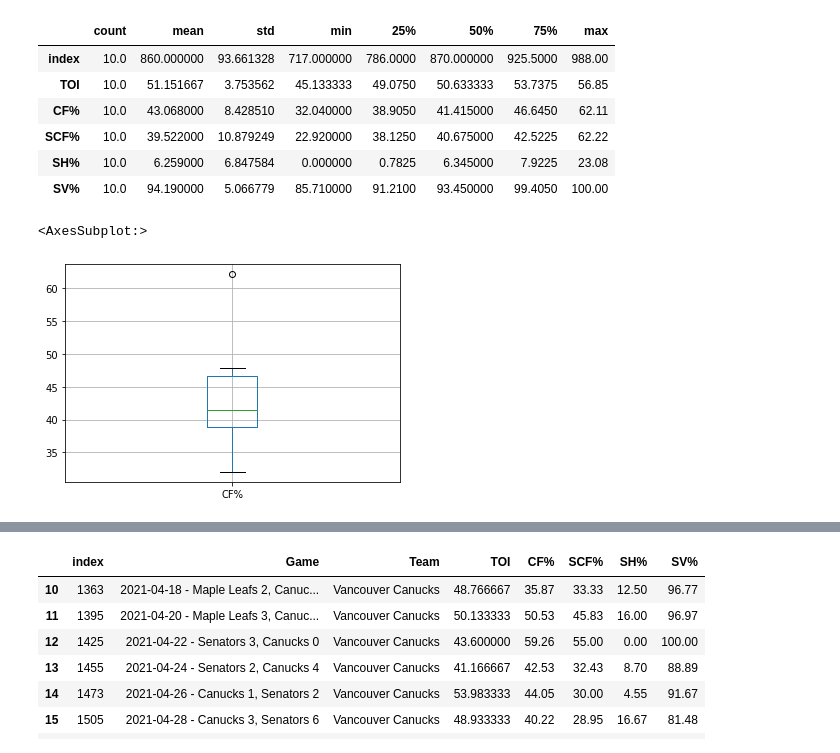
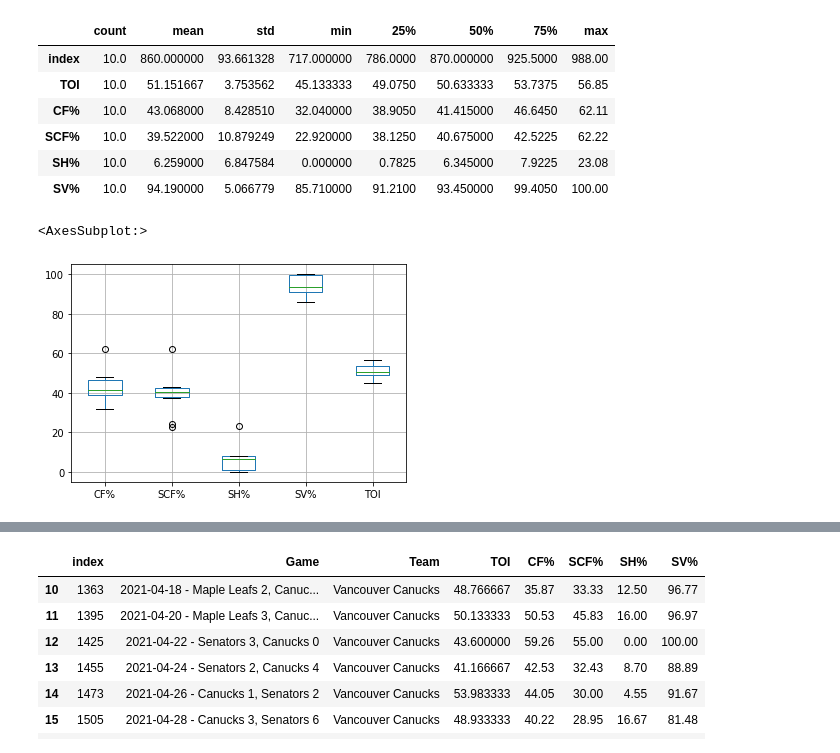
Before and after one commit to data301-2021-winter1/project-group23-project, a Jupyter notebook: notebooks/analysis1.ipynb, the cells around one changed output, grey strips where cells are left out. Cells and saved outputs as stored; diff of their text form; code cells hidden in the pictures.

Commit message:
Bretts Analysis1, Fixed graphs with indexs

```diff
--- a/notebooks/analysis1.ipynb
+++ b/notebooks/analysis1.ipynb
@@ -198,7 +190,7 @@ CanucksBefore.describe().T
 | SH% | 10.0 | 6.259000 | 6.847584 | 0.000000 | 0.7825 | 6.345000 | 7.9225 | 23.08 |
 | SV% | 10.0 | 94.190000 | 5.066779 | 85.710000 | 91.2100 | 93.450000 | 99.4050 | 100.00 |
 # %%
-CanucksBefore.boxplot('CF%')
+CanucksBefore.boxplot(['CF%','SCF%','SH%','SV%','TOI'])
 # %% [output]
 <AxesSubplot:>
-[figure, old version]
+[figure, new version]
```
Also changed, not shown: parts of 7 cells of this notebook.
